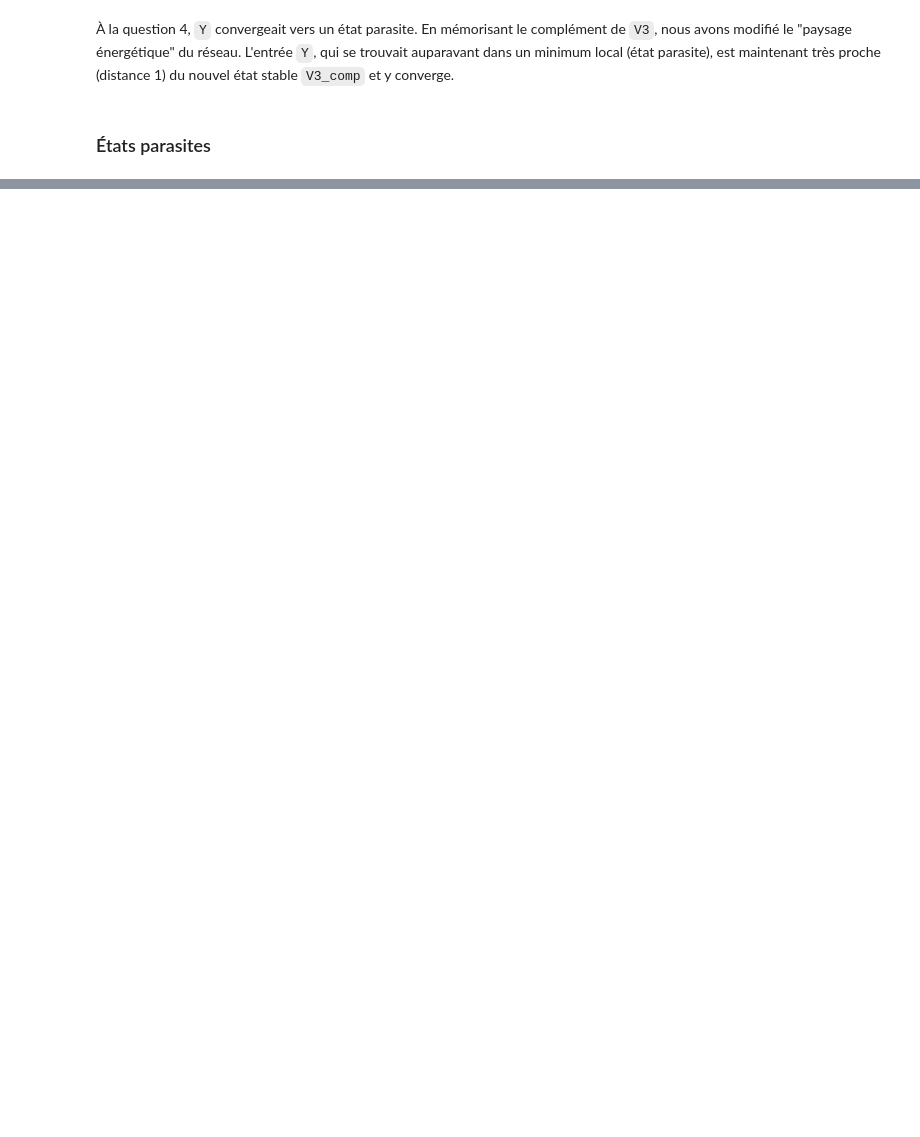
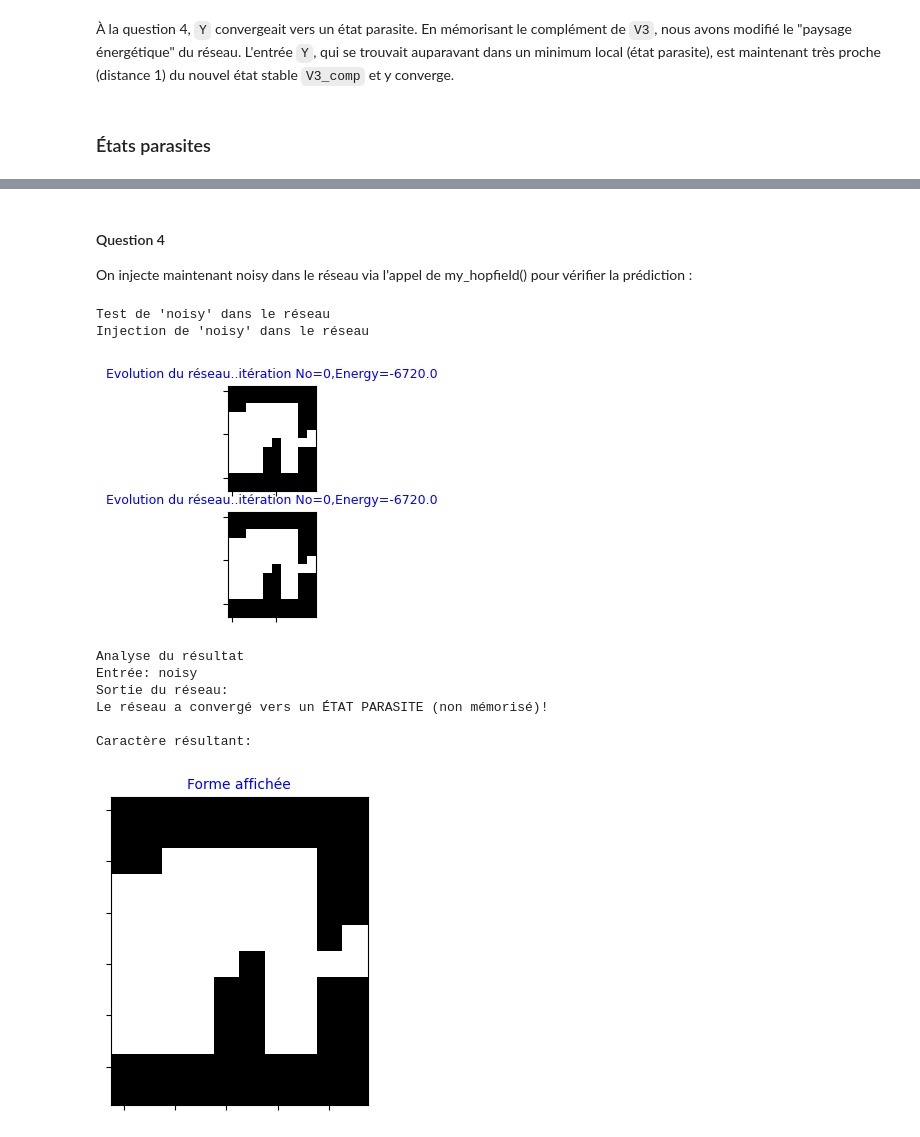
Before and after one commit to Leon-afk1/TP_reseau_neurone, a Jupyter notebook: Lab2/lab2.ipynb, the cells around one changed output, grey strips where cells are left out. Saved outputs shown, nothing was run; the diff lists cells and outputs as text; code cells hidden in the pictures; blank space fills up the shorter version.

```diff
--- a/Lab2/lab2.ipynb
+++ b/Lab2/lab2.ipynb
@@ -122,7 +122,7 @@ def my_hopfield(w,v,n_iter,xsize,ysize,verbose):
                 search=0
         epoch=epoch+1
     txt = "Evolution du réseau..itération No={},Energy={}"
-    mycarte(v,axarr[1],txt.format(epoch,energy[epoch]),hdisplay=hdisplay)
+    mycarte(v,axarr[1],txt.format(epoch,energy[-1]),hdisplay=hdisplay)
     time.sleep(1)
     hdisplay.update(fig)
     plt.close(fig)
@@ -518,0 +690,50 @@ Résultat: Le réseau a convergé vers V3_comp. Prédiction confirmée.
+# %% [markdown]
+#### Question 4
+
+On injecte maintenant noisy dans le réseau via l'appel de my_hopfield() pour vérifier la prédiction :
+# %%
+# Mise à jour des dimensions globales pour my_hopfield
+xsize = xsize_ocr
+ysize = ysize_ocr
+n_iter = n_iter_ocr
+
+# Préparation de noisy en format 2D pour my_hopfield
+noisy_1d = noisy.flatten()
+noisy_2d = noisy_1d.reshape(1, -1)
+
+print("Test de 'noisy' dans le réseau")
+print("Injection de 'noisy' dans le réseau\n")
+
+# Injection de noisy dans le réseau
+out_noisy, energy_noisy = my_hopfield(poids, noisy_2d.copy(), n_iter_ocr, xsize_ocr, ysize_ocr, 1)
+
+print("\nAnalyse du résultat")
+print(f"Entrée: noisy")
+print(f"Sortie du réseau:")
+
+# Comparaison avec les caractères mémorisés
+if np.array_equal(out_noisy, zero_2d):
+    print("Le réseau a convergé vers 'zero'. Prédiction confirmée!" if caractere_proche == 'zero' else "Le réseau a convergé vers 'zero'. Prédiction incorrecte.")
+elif np.array_equal(out_noisy, un_2d):
+    print("Le réseau a convergé vers 'un'. Prédiction confirmée!" if caractere_proche == 'un' else "Le réseau a convergé vers 'un'. Prédiction incorrecte.")
+elif np.array_equal(out_noisy, sept_2d):
+    print("Le réseau a convergé vers 'sept'. Prédiction confirmée!" if caractere_proche == 'sept' else "Le réseau a convergé vers 'sept'. Prédiction incorrecte.")
+elif np.array_equal(out_noisy, huit_2d):
+    print("Le réseau a convergé vers 'huit'. Prédiction confirmée!" if caractere_proche == 'huit' else "Le réseau a convergé vers 'huit'. Prédiction incorrecte.")
+else:
+    print("Le réseau a convergé vers un ÉTAT PARASITE (non mémorisé)!")
+
+# Affichage du résultat final
+print("\nCaractère résultant:")
+my_show(out_noisy, ysize_ocr, xsize_ocr)
+# %% [output]
+Test de 'noisy' dans le réseau
+Injection de 'noisy' dans le réseau
+[figure, added]
+Analyse du résultat
+Entrée: noisy
+Sortie du réseau:
+Le réseau a convergé vers un ÉTAT PARASITE (non mémorisé)!
+
+Caractère résultant:
+[figure, added]
```
Also changed, not shown: parts of 35 cells of this notebook, 3 other files.
